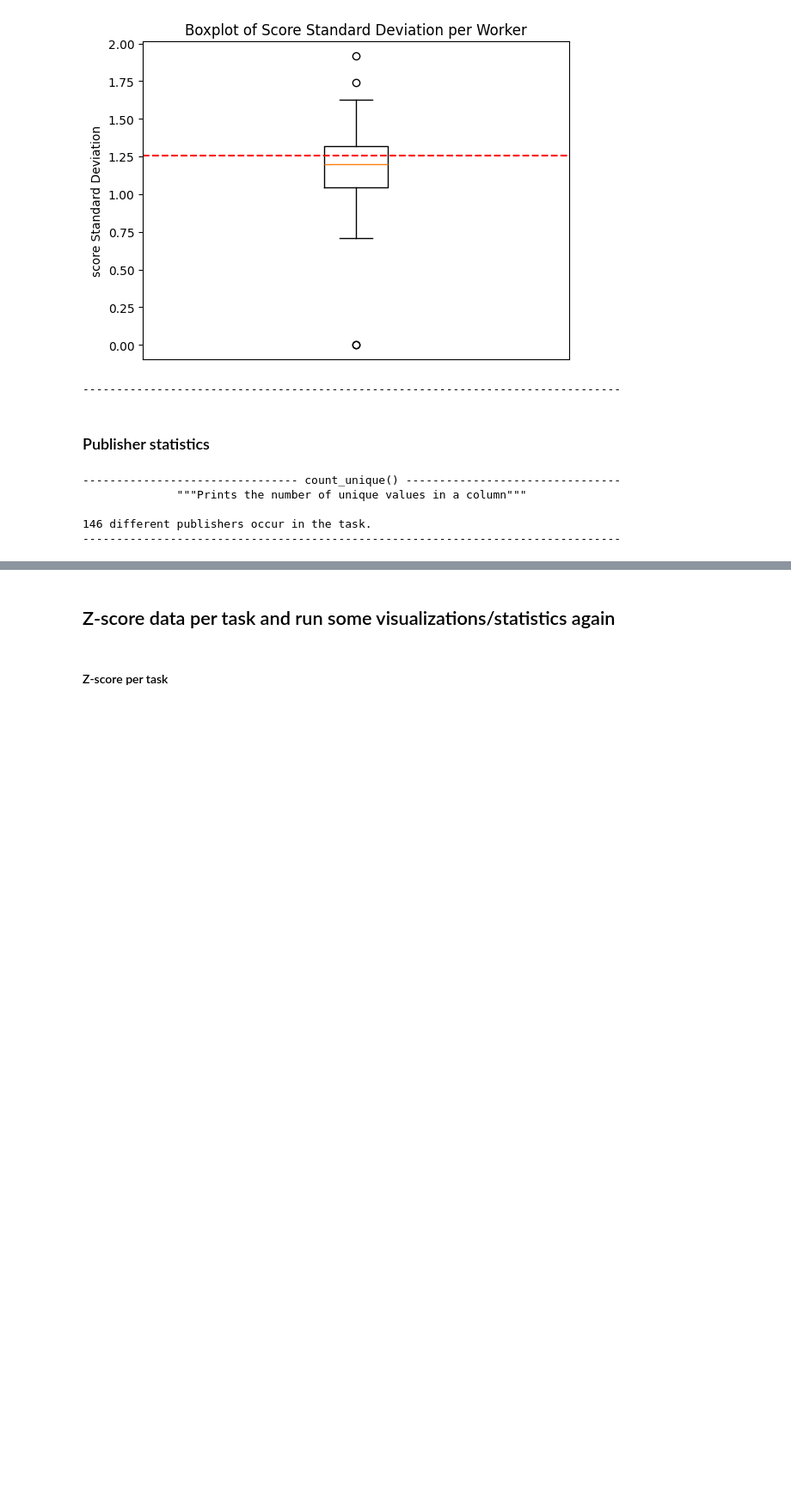
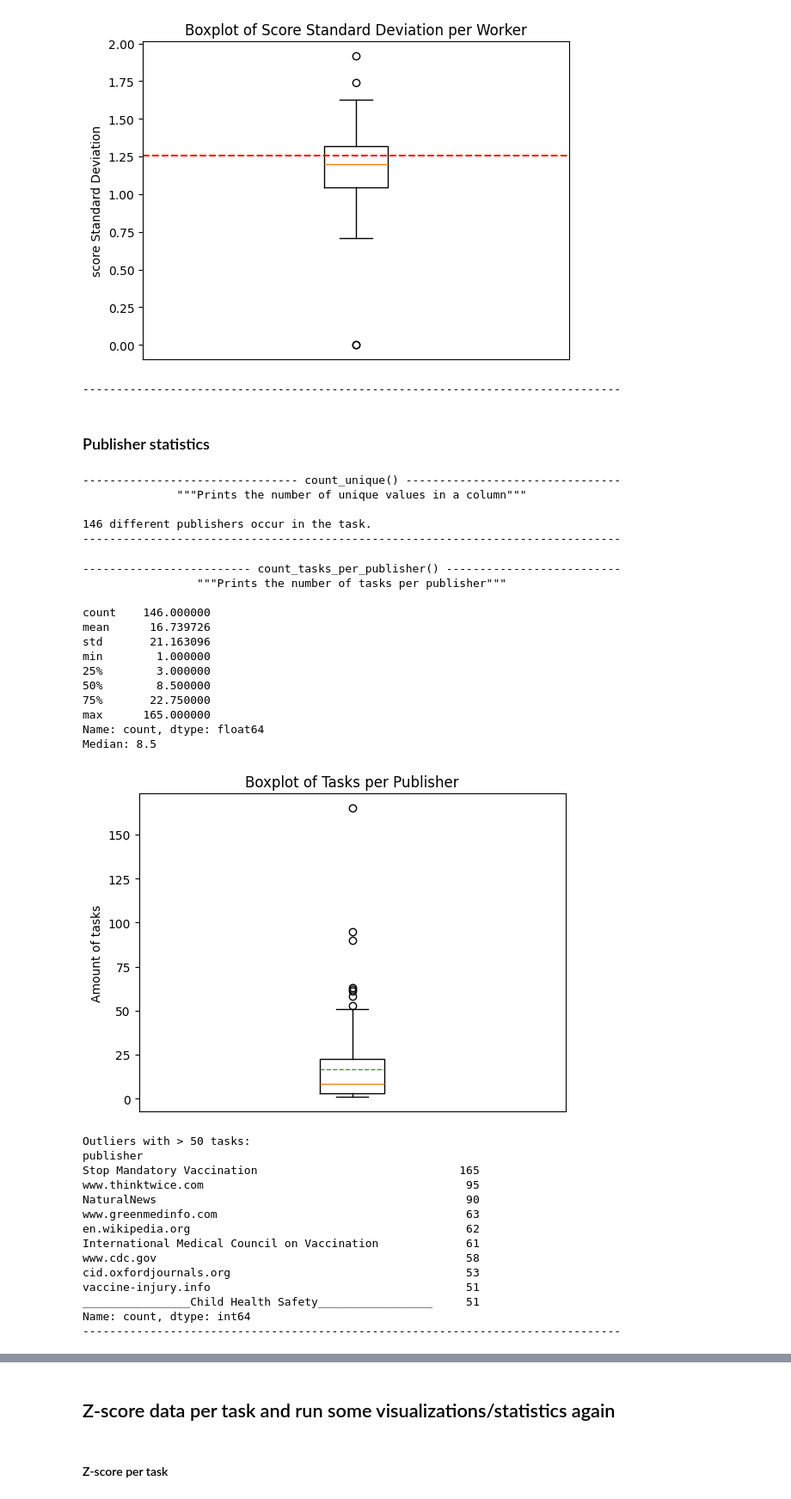
Before and after one commit to bbjoverbeek/credibility-conundrum, a Jupyter notebook: 1_data_exploration.ipynb, the cells around one changed output, grey strips where cells are left out. Shown at 86% size. Cells and saved outputs as stored; diff of their text form; code cells hidden in the pictures; blank space fills up the shorter version.

```diff
--- a/1_data_exploration.ipynb
+++ b/1_data_exploration.ipynb
@@ -277,6 +279,59 @@ count_unique(df, 'publisher')
 
 146 different publishers occur in the task.
 --------------------------------------------------------------------------------
+# %%
+@print_formatting
+def count_tasks_per_publisher(df: pd.DataFrame) -> None:
+    """Prints the number of tasks per publisher"""
+
+    # average number of judgements per user
+    task_publisher_df = df.groupby(['task_id', 'publisher']).size().reset_index()
+    tasks_per_publisher = task_publisher_df['publisher'].value_counts()
+
+    print(tasks_per_publisher.describe())
+    print(f'Median: {tasks_per_publisher.median()}')
+
+    # boxplot of tasks per publisher
+    plt.boxplot(tasks_per_publisher, showmeans=True, meanline=True)
+    plt.tick_params(axis='x', which='both', bottom=False, top=False, labelbottom=False)
+    plt.title('Boxplot of Tasks per Publisher')
+    plt.ylabel('Amount of tasks')
+    plt.show()
+
+    outlier_limit = 50
+    print(f'Outliers with > {outlier_limit} tasks:')
+    print(tasks_per_publisher[tasks_per_publisher > outlier_limit])
+
+count_tasks_per_publisher(df)
+# %% [output]
+------------------------- count_tasks_per_publisher() --------------------------
+                 """Prints the number of tasks per publisher"""
+
+count    146.000000
+mean      16.739726
+std       21.163096
+min        1.000000
+25%        3.000000
+50%        8.500000
+75%       22.750000
+max      165.000000
+Name: count, dtype: float64
+Median: 8.5
+[figure, added]
+Outliers with > 50 tasks:
+publisher
+Stop Mandatory Vaccination                              165
+www.thinktwice.com                                       95
+NaturalNews                                              90
+www.greenmedinfo.com                                     63
+en.wikipedia.org                                         62
+International Medical Council on Vaccination             61
+www.cdc.gov                                              58
+cid.oxfordjournals.org                                   53
+vaccine-injury.info                                      51
+________________Child Health Safety_________________     51
+Name: count, dtype: int64
+--------------------------------------------------------------------------------
 # %%
 @print_formatting
 def score_per_publisher(df: pd.DataFrame, colname: str) -> None:
```
Also changed, not shown: parts of 11 cells of this notebook, 7 other files.
